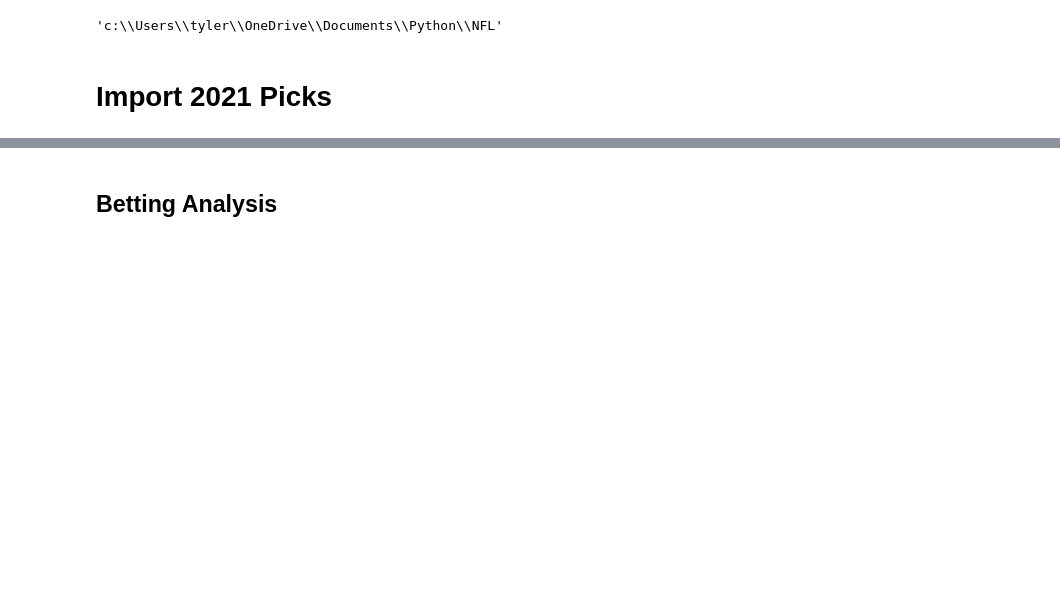
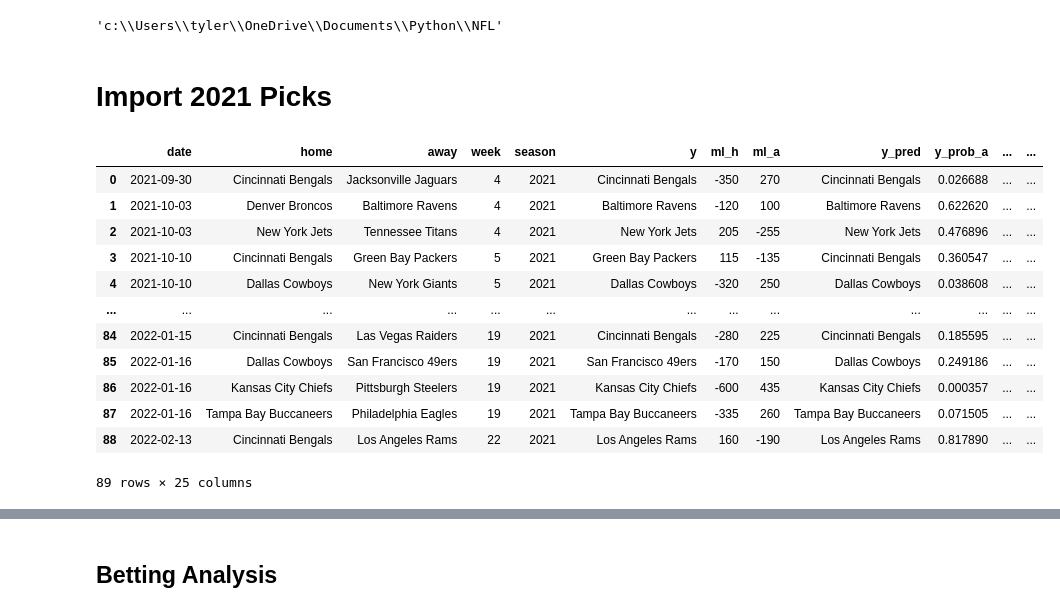
Before and after one commit to tylerengland25/NFL, a Jupyter notebook: backend/analytics/2021.ipynb, the cells around one changed output, grey strips where cells are left out. Cells and saved outputs as stored; diff of their text form; code cells hidden in the pictures; blank space fills up the shorter version.

```diff
--- a/backend/analytics/2021.ipynb
+++ b/backend/analytics/2021.ipynb
@@ -14,9 +14,24 @@ os.getcwd()
 # %%
 df = pd.read_csv('backend\\data\\predictions\\2021_nn.csv')
 df['date'] = pd.to_datetime(df['date'])
-df = df[df['date'] >= datetime(2021, 9, 1)]
-df['hit'] = df['prediction'] == df['outcome']
+df['y'] = np.where(df['y'], df['home'], df['away'])
+df['y_pred'] = np.where(df['y_pred'], df['home'], df['away'])
 df.dropna(inplace=True)
+df
+# %% [output]
+|  | date | home | away | week | season | y | ml_h | ml_a | y_pred | y_prob_a | ... | ... |
+| 0 | 2021-09-30 | Cincinnati Bengals | Jacksonville Jaguars | 4 | 2021 | Cincinnati Bengals | -350 | 270 | Cincinnati Bengals | 0.026688 | ... | ... |
+| 1 | 2021-10-03 | Denver Broncos | Baltimore Ravens | 4 | 2021 | Baltimore Ravens | -120 | 100 | Baltimore Ravens | 0.622620 | ... | ... |
+| 2 | 2021-10-03 | New York Jets | Tennessee Titans | 4 | 2021 | New York Jets | 205 | -255 | New York Jets | 0.476896 | ... | ... |
+| 3 | 2021-10-10 | Cincinnati Bengals | Green Bay Packers | 5 | 2021 | Green Bay Packers | 115 | -135 | Cincinnati Bengals | 0.360547 | ... | ... |
+| 4 | 2021-10-10 | Dallas Cowboys | New York Giants | 5 | 2021 | Dallas Cowboys | -320 | 250 | Dallas Cowboys | 0.038608 | ... | ... |
+| ... | ... | ... | ... | ... | ... | ... | ... | ... | ... | ... | ... | ... |
+| 84 | 2022-01-15 | Cincinnati Bengals | Las Vegas Raiders | 19 | 2021 | Cincinnati Bengals | -280 | 225 | Cincinnati Bengals | 0.185595 | ... | ... |
+| 85 | 2022-01-16 | Dallas Cowboys | San Francisco 49ers | 19 | 2021 | San Francisco 49ers | -170 | 150 | Dallas Cowboys | 0.249186 | ... | ... |
+| 86 | 2022-01-16 | Kansas City Chiefs | Pittsburgh Steelers | 19 | 2021 | Kansas City Chiefs | -600 | 435 | Kansas City Chiefs | 0.000357 | ... | ... |
+| 87 | 2022-01-16 | Tampa Bay Buccaneers | Philadelphia Eagles | 19 | 2021 | Tampa Bay Buccaneers | -335 | 260 | Tampa Bay Buccaneers | 0.071505 | ... | ... |
+| 88 | 2022-02-13 | Cincinnati Bengals | Los Angeles Rams | 22 | 2021 | Los Angeles Rams | 160 | -190 | Los Angeles Rams | 0.817890 | ... | ... |
+89 rows × 25 columns
 # %%
 week = df[df['week'] == 9]
 for index, row in week.iterrows():
```
Also changed, not shown: parts of 8 cells of this notebook, 5 other files.
